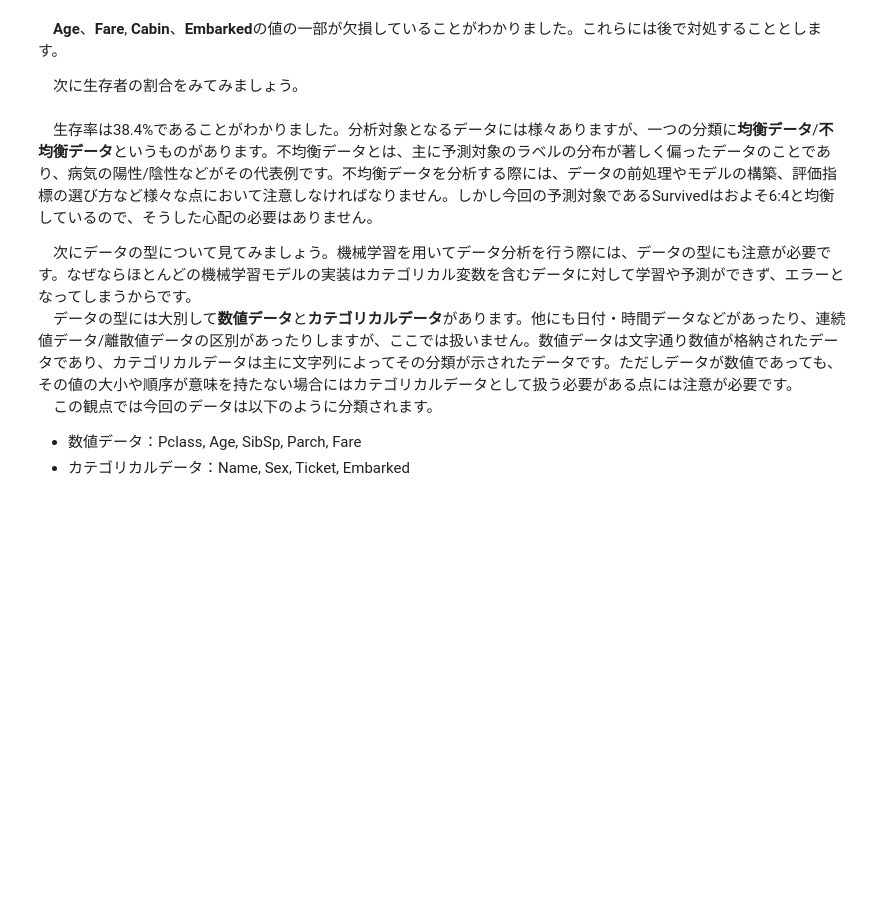
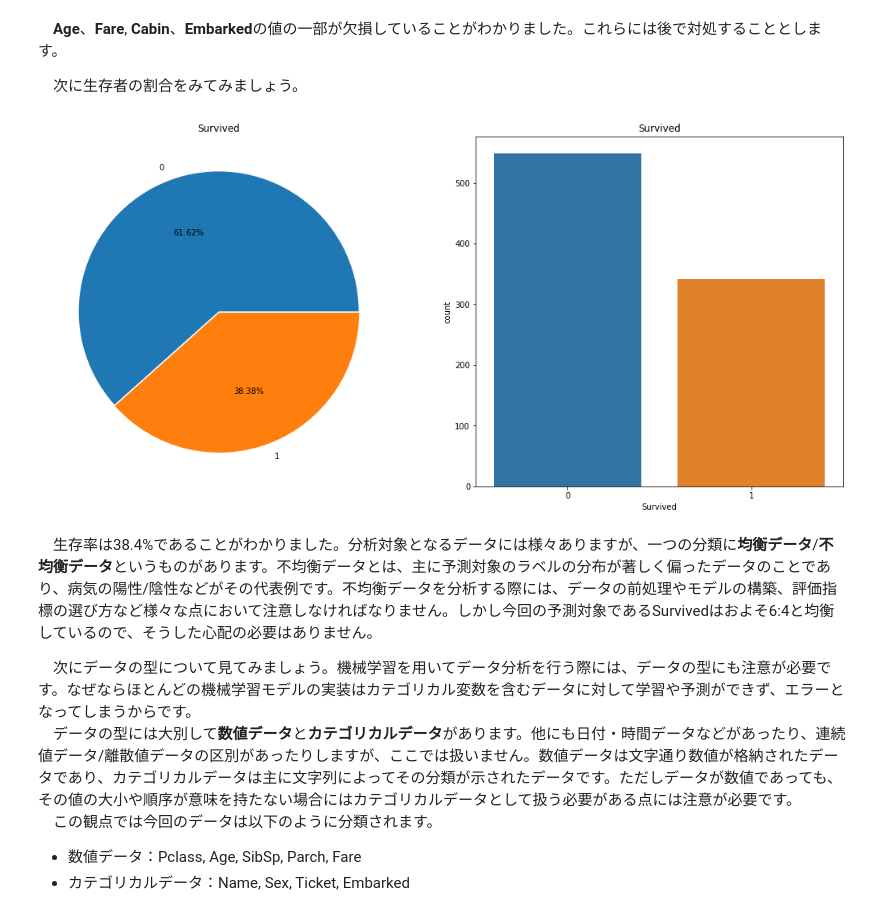
Before and after one commit to makkimaki/GCIwinter2019_assignments, a Jupyter notebook: competition1/demo/beginner.ipynb, the cells around one changed output. Saved outputs shown, nothing was run; the diff lists cells and outputs as text; code cells hidden in the pictures; blank space fills up the shorter version.

Commit message:
Filled blank at beginner.ipynb of competition1

```diff
--- a/competition1/demo/beginner.ipynb
+++ b/competition1/demo/beginner.ipynb
@@ -30,6 +35,7 @@ warnings.filterwarnings('ignore')
 # %%
  # 読み込むデータが格納されたディレクトリのパス，必要に応じて変更の必要あり
 path = "/root/userspace/Workspace/competition1/input/"
+path = "/Users/makkimaki/PycharmProjects/python_programming/GCIwinter2019/competition1/input/"
 
 df = pd.read_csv(path + 'train.csv')
 df_test = pd.read_csv(path + 'test.csv')
@@ -82,12 +144,14 @@ df_test.isnull().sum()
 　次に生存者の割合をみてみましょう。
 # %%
 f,ax=plt.subplots(1,2,figsize=(18,8))
-df['Survived'].value_counts().plot.pie(explode=[0,0.1],autopct='%1.1f%%',ax=ax[0],shadow=True)
+df['Survived'].value_counts().plot.pie(explode=[0,0.01],autopct='%1.2f%%',ax=ax[0],shadow=False)
 ax[0].set_title('Survived')
 ax[0].set_ylabel('')
 sns.countplot('Survived',data=df,ax=ax[1])
 ax[1].set_title('Survived')
 plt.show()
+# %% [output]
+[figure, added]
 # %% [markdown]
 　生存率は38.4%であることがわかりました。分析対象となるデータには様々ありますが、一つの分類に**均衡データ**/**不均衡データ**というものがあります。不均衡データとは、主に予測対象のラベルの分布が著しく偏ったデータのことであり、病気の陽性/陰性などがその代表例です。不均衡データを分析する際には、データの前処理やモデルの構築、評価指標の選び方など様々な点において注意しなければなりません。しかし今回の予測対象であるSurvivedはおよそ6:4と均衡しているので、そうした心配の必要はありません。
 
```
Also changed, not shown: parts of 20 cells of this notebook, 1 other file.
